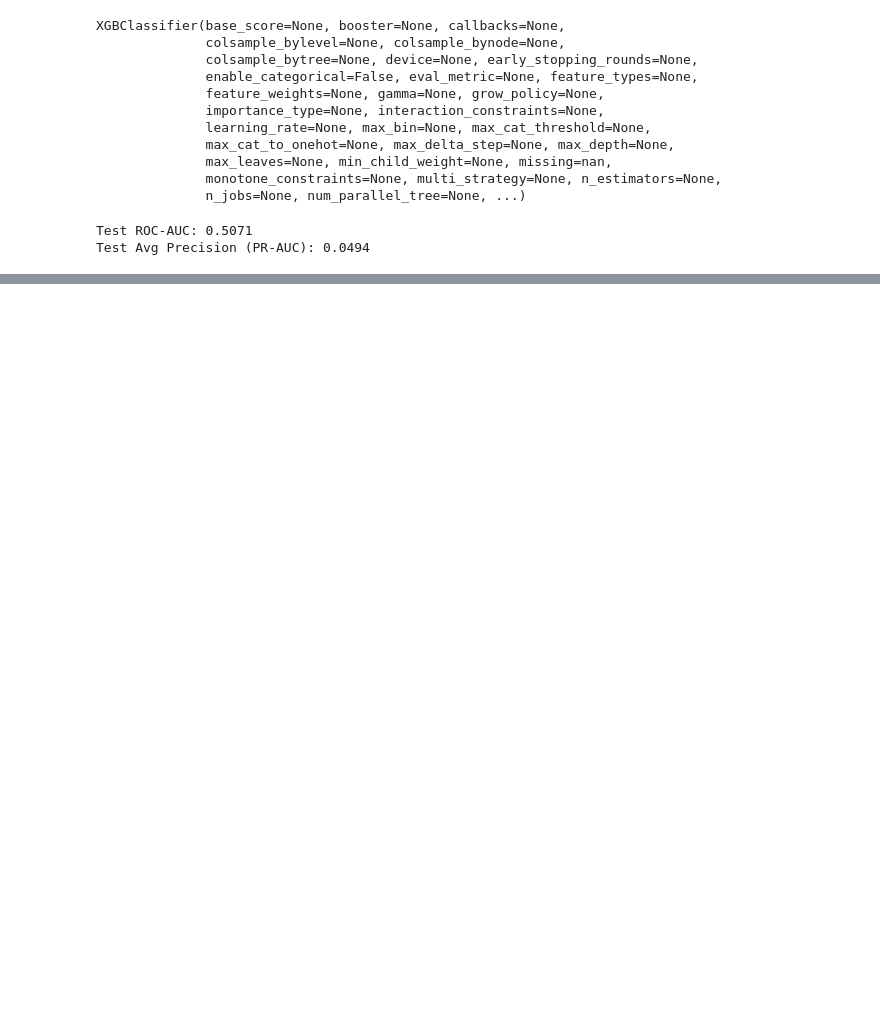
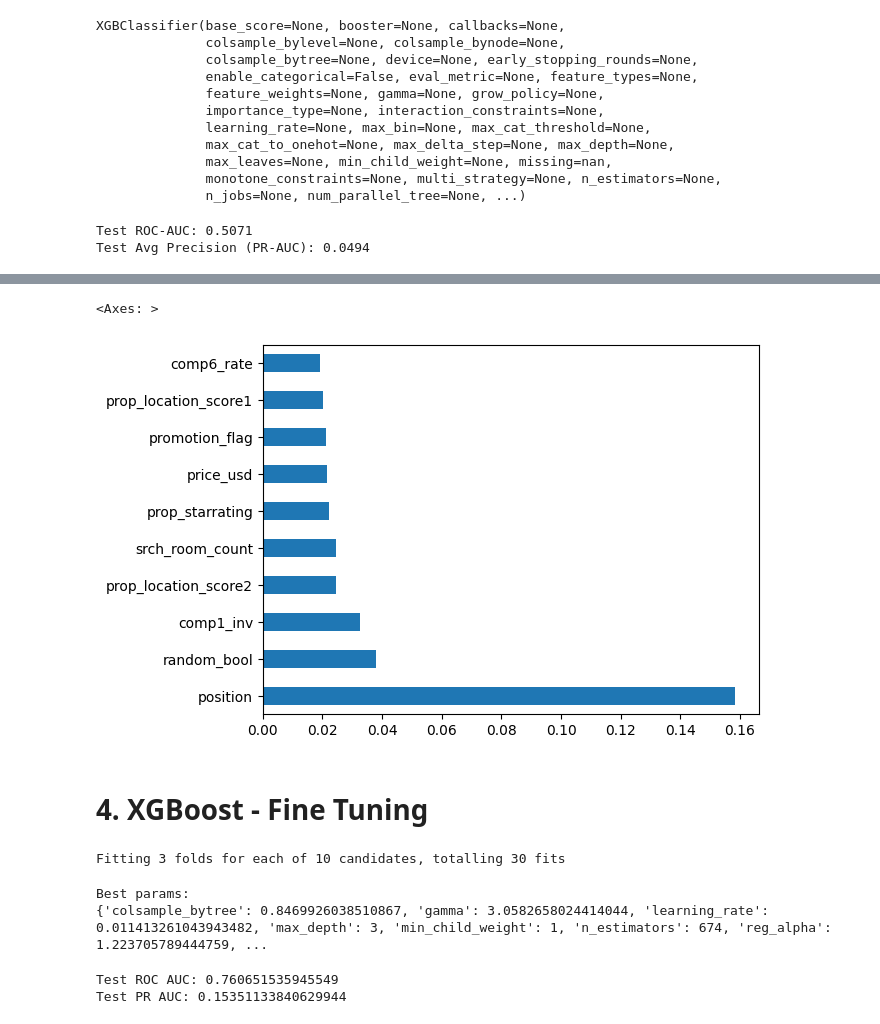
Before and after one commit to hasongc01/Travel-Marketplace-Ranking-Revenue-Modeling, a Jupyter notebook: 03_modeling.ipynb, the cells around one changed output, grey strips where cells are left out. Drawn from its saved outputs; the diff is of its cells as text; code cells hidden in the pictures; blank space fills up the shorter version.

Commit message:
fine tuning

```diff
--- a/03_modeling.ipynb
+++ b/03_modeling.ipynb
@@ -95,0 +116,73 @@ Test Avg Precision (PR-AUC): 0.0494
+# %%
+# plot feature importance
+pd.Series(model.feature_importances_, index=X.columns).sort_values(ascending=False).head(10).plot(kind='barh')
+# %% [output]
+<Axes: >
+[figure, added]
+# %% [markdown]
+# 4. XGBoost - Fine Tuning
+# %%
+# groups for split / CV
+groups = search_df['srch_id']
+
+# holdout split by search session
+gss = GroupShuffleSplit(n_splits=1, test_size=0.2, random_state=42)
+train_idx, test_idx = next(gss.split(X, y, groups=groups))
+
+X_train, X_test = X.iloc[train_idx], X.iloc[test_idx]
+y_train, y_test = y.iloc[train_idx], y.iloc[test_idx]
+groups_train = groups.iloc[train_idx]
+
+# class imbalance helper
+scale_pos_weight = (y_train == 0).sum() / (y_train == 1).sum()
+
+base_model = xgb.XGBClassifier(
+    objective="binary:logistic",
+    eval_metric="auc",
+    tree_method="hist",
+    random_state=42,
+    scale_pos_weight=scale_pos_weight
+)
+
+param_dist = {
+    "n_estimators": randint(200, 800),
+    "max_depth": randint(3, 10),
+    "learning_rate": uniform(0.01, 0.2),
+    "subsample": uniform(0.6, 0.4),
+    "colsample_bytree": uniform(0.6, 0.4),
+    "min_child_weight": randint(1, 10),
+    "gamma": uniform(0, 5),
+    "reg_alpha": uniform(0, 2),
+    "reg_lambda": uniform(0.5, 3)
+}
+
+cv = GroupKFold(n_splits=3)
+
+search = RandomizedSearchCV(
+    estimator=base_model,
+    param_distributions=param_dist,
+    n_iter=10,
+    scoring="roc_auc",
+    cv=cv,
+    verbose=1,
+    n_jobs=-1,
+    random_state=42
+)
+
+search.fit(X_train, y_train, groups=groups_train)
+
+best_model = search.best_estimator_
+
+print("Best params:")
+print(search.best_params_)
+# %% [output]
+Fitting 3 folds for each of 10 candidates, totalling 30 fits
+Best params:
+{'colsample_bytree': 0.8469926038510867, 'gamma': 3.0582658024414044, 'learning_rate': 0.011413261043943482, 'max_depth': 3, 'min_child_weight': 1, 'n_estimators': 674, 'reg_alpha': 1.223705789444759, ...
+# %%
+y_prob = best_model.predict_proba(X_test)[:, 1]
+print("Test ROC AUC:", roc_auc_score(y_test, y_prob))
+print("Test PR AUC:", average_precision_score(y_test, y_prob))
+# %% [output]
+Test ROC AUC: 0.760651535945549
+Test PR AUC: 0.15351133840629944
```
Also changed, not shown: parts of 5 cells of this notebook.
